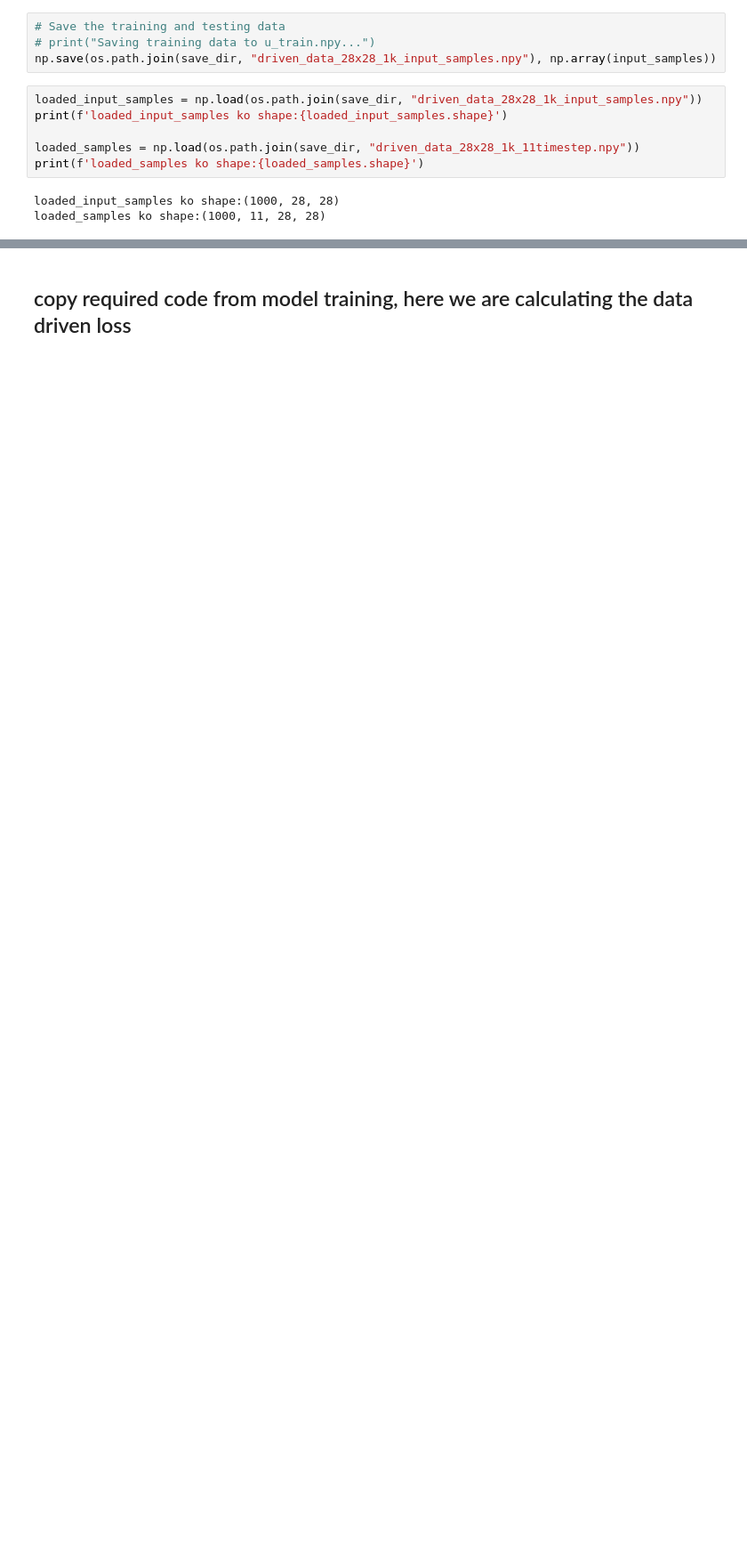
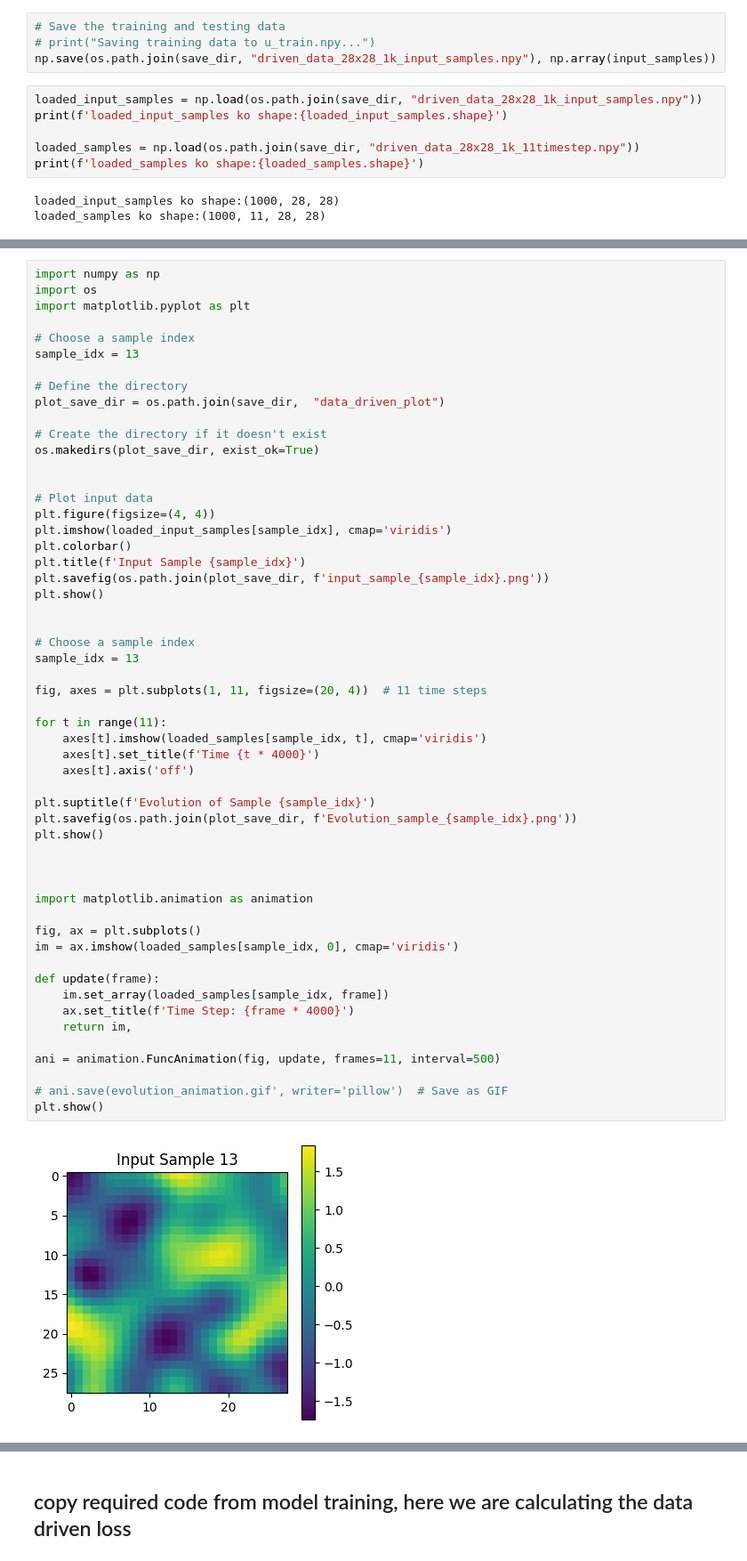
Before and after one commit to manjudhital/master_thesis, a Jupyter notebook: phasefield/data_driven_training.ipynb, the cells around one changed output, grey strips where cells are left out. Shown at 89% size. Cells and saved outputs as stored; diff of their text form; blank space fills up the shorter version.

```diff
--- a/phasefield/data_driven_training.ipynb
+++ b/phasefield/data_driven_training.ipynb
@@ -142,0 +145,56 @@ loaded_samples ko shape:(1000, 11, 28, 28)
+# %%
+import numpy as np
+import os
+import matplotlib.pyplot as plt
+
+# Choose a sample index
+sample_idx = 13
+
+# Define the directory
+plot_save_dir = os.path.join(save_dir,  "data_driven_plot")
+
+# Create the directory if it doesn't exist
+os.makedirs(plot_save_dir, exist_ok=True)
+
+
+# Plot input data
+plt.figure(figsize=(4, 4))
+plt.imshow(loaded_input_samples[sample_idx], cmap='viridis')
+plt.colorbar()
+plt.title(f'Input Sample {sample_idx}')
+plt.savefig(os.path.join(plot_save_dir, f'input_sample_{sample_idx}.png'))
+plt.show()
+
+
+# Choose a sample index
+sample_idx = 13
+
+fig, axes = plt.subplots(1, 11, figsize=(20, 4))  # 11 time steps
+
+for t in range(11):
+    axes[t].imshow(loaded_samples[sample_idx, t], cmap='viridis')
+    axes[t].set_title(f'Time {t * 4000}')
+    axes[t].axis('off')
+
+plt.suptitle(f'Evolution of Sample {sample_idx}')
+plt.savefig(os.path.join(plot_save_dir, f'Evolution_sample_{sample_idx}.png'))
+plt.show()
+
+
+
+import matplotlib.animation as animation
+
+fig, ax = plt.subplots()
+im = ax.imshow(loaded_samples[sample_idx, 0], cmap='viridis')
+
+def update(frame):
+    im.set_array(loaded_samples[sample_idx, frame])
+    ax.set_title(f'Time Step: {frame * 4000}')
+    return im,
+
+ani = animation.FuncAnimation(fig, update, frames=11, interval=500)
+
+# ani.save(evolution_animation.gif', writer='pillow')  # Save as GIF
+plt.show()
+# %% [output]
+[figure, added]
```
Also changed, not shown: parts of 3 cells of this notebook.
